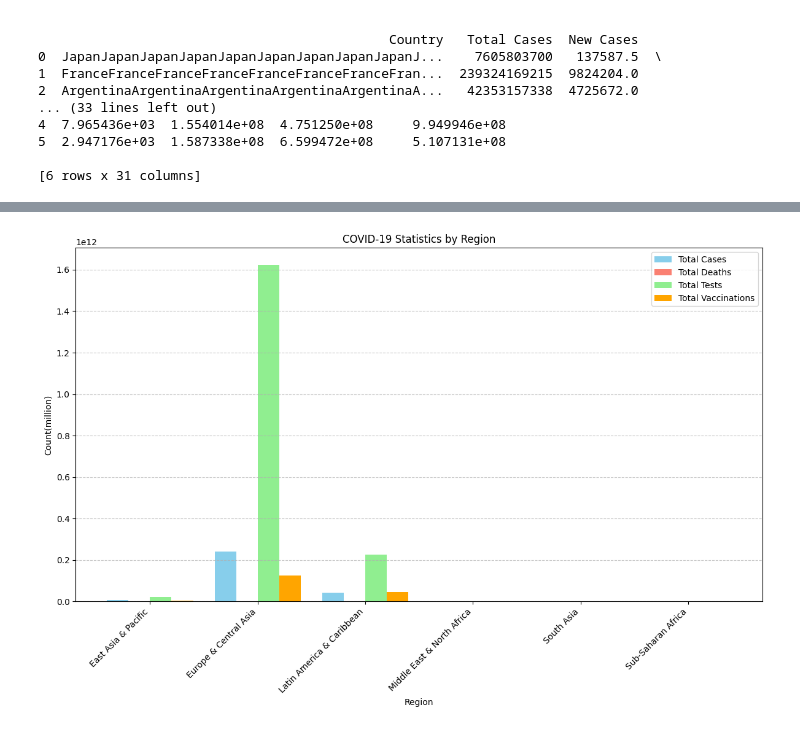
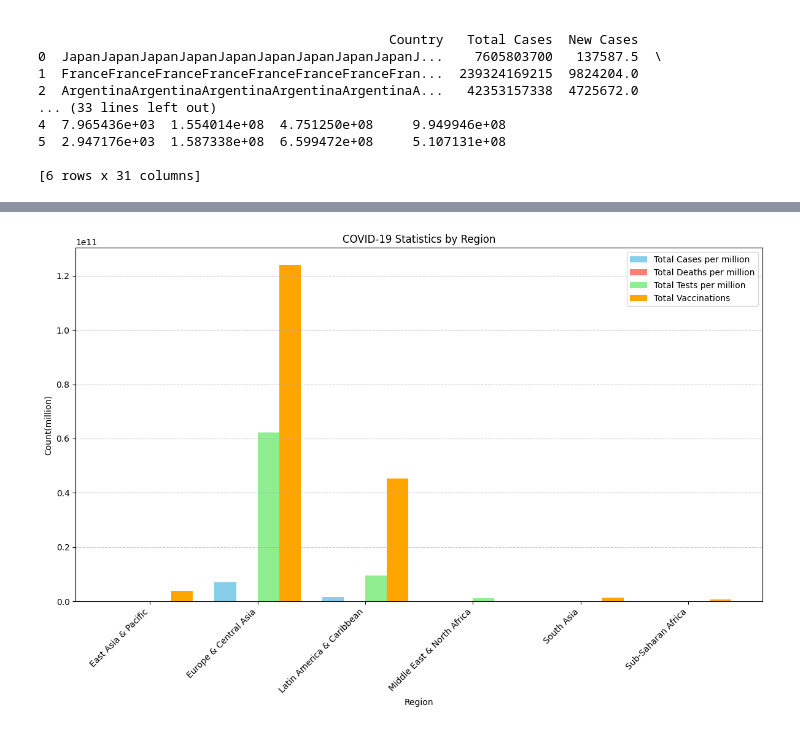
Before and after one commit to JoanneSiarivita/Data_Viz, a Jupyter notebook: data_viz/notebooks/Q1.ipynb, the cells around one changed output, grey strips where cells are left out. Saved outputs shown, nothing was run; the diff lists cells and outputs as text; code cells hidden in the pictures.

```diff
--- a/data_viz/notebooks/Q1.ipynb
+++ b/data_viz/notebooks/Q1.ipynb
@@ -71,7 +71,7 @@ print(grouped_data)
 [6 rows x 31 columns]
 # %%
 # Selecting specific columns from the current DataFrame
-Q1 = data.loc[:, ['Region', 'Country', 'Total Cases', 'Total Deaths', 'Total Tests', 'total_vaccinations', 'Year']]
+Q1 = data.loc[:, ['Region', 'Country', 'Tot Cases/1M pop', 'Deaths/1M pop', 'Tests/1M pop', 'total_vaccinations', 'Year']]
 
 # Displaying the first few rows of Q1
 print(Q1.head())
@@ -108,24 +111,24 @@ plt.show()
 # %%
 # Grouping the data by region and summing the total cases, total deaths, total tests, and total vaccinations
 grouped_data = Q1.groupby('Region').sum()
 
 # Plotting the data
 plt.figure(figsize=(12, 8))
 bar_width = 0.2
 index = range(len(grouped_data))
 
-plt.bar(index, grouped_data['Total Cases'], width=bar_width, color='skyblue', label='Total Cases')
-plt.bar([i + bar_width for i in index], grouped_data['Total Deaths'], width=bar_width, color='salmon', label='Total Deaths')
-plt.bar([i + bar_width*2 for i in index], grouped_data['Total Tests'], width=bar_width, color='lightgreen', label='Total Tests')
+plt.bar(index, grouped_data['Tot Cases/1M pop'], width=bar_width, color='skyblue', label='Total Cases per million')
+plt.bar([i + bar_width for i in index], grouped_data['Deaths/1M pop'], width=bar_width, color='salmon', label='Total Deaths per million')
+plt.bar([i + bar_width*2 for i in index], grouped_data['Tests/1M pop'], width=bar_width, color='lightgreen', label='Total Tests per million')
 plt.bar([i + bar_width*3 for i in index], grouped_data['total_vaccinations'], width=bar_width, color='orange', label='Total Vaccinations')
 
 plt.xlabel('Region')
 plt.ylabel('Count(million)')
 plt.title('COVID-19 Statistics by Region')
 plt.xticks([i + 1.5*bar_width for i in index], grouped_data.index, rotation=45, ha='right')
 plt.legend()
 plt.grid(axis='y', linestyle='--', alpha=0.7)
 plt.tight_layout()
 plt.show()
 # %% [output]
-[figure, old version]
+[figure, new version]
```
Also changed, not shown: parts of 3 cells of this notebook.
